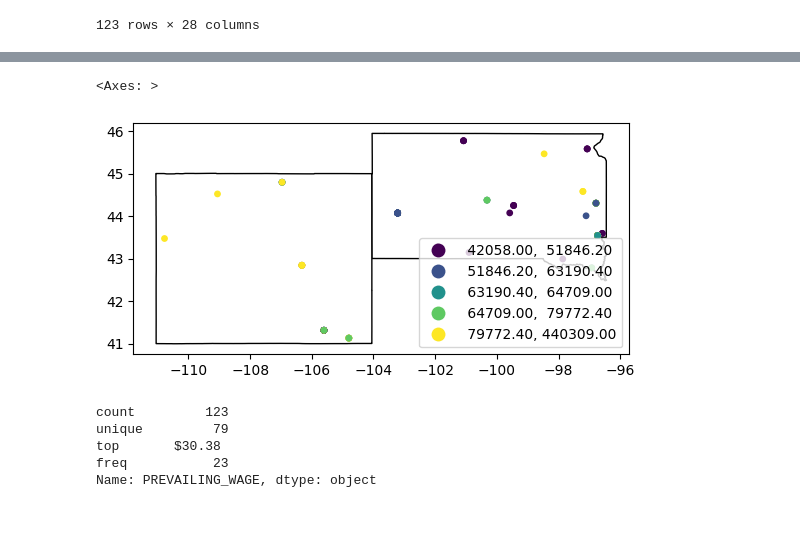
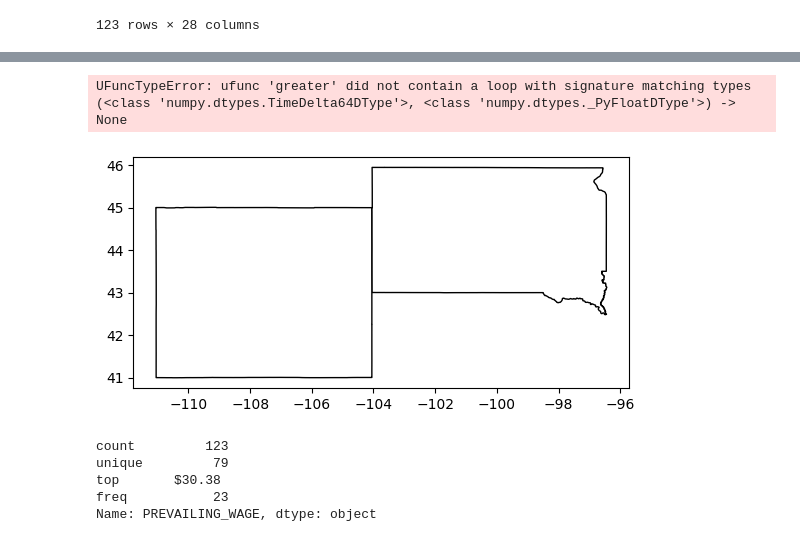
Before and after one commit to PBhandare/unit-3, a Jupyter notebook: data/H1BExploration.ipynb, the cells around one changed output, grey strips where cells are left out. Drawn from its saved outputs; the diff is of its cells as text; code cells hidden in the pictures.

```diff
--- a/data/H1BExploration.ipynb
+++ b/data/H1BExploration.ipynb
@@ -966,16 +1070,16 @@ WYSDApplicantsGeo = gpd.GeoDataFrame(
 # %%
 import mapclassify
 
 ax = americanStates[americanStates["STUSPS"].isin(["SD", "WY"])].plot(color="white", edgecolor="black")
-gdf.plot(column = "wage_annual",
+gdf.plot(column = "duration",
          ax=ax,
          markersize=15,
          legend = True,
          scheme = "quantiles",
          k = 5)
 # %% [output]
-<Axes: >
+UFuncTypeError: ufunc 'greater' did not contain a loop with signature matching types (<class 'numpy.dtypes.TimeDelta64DType'>, <class 'numpy.dtypes._PyFloatDType'>) -> None
-[figure, old version]
+[figure, new version]
 # %%
 WYSDApplicantsGeo["PREVAILING_WAGE"].describe()
 # %% [output]
```
Also changed, not shown: parts of 12 cells of this notebook, 5 other files.
